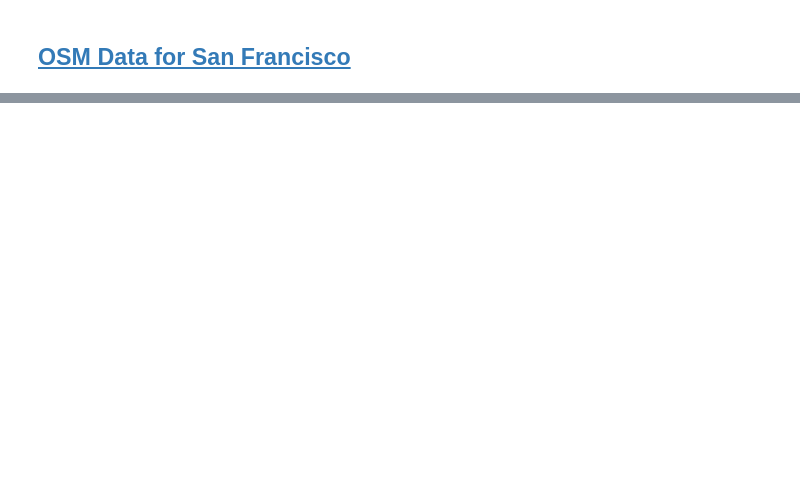
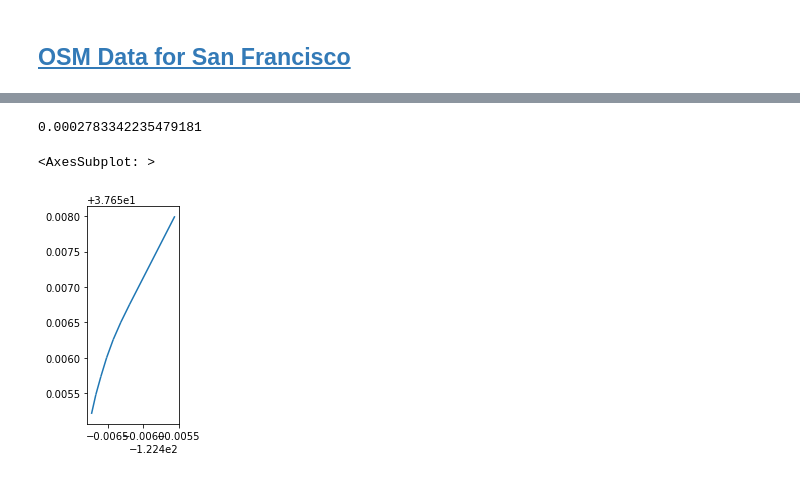
Before and after one commit to arisanguyen/210_Capstone_Aditya_Arisa_Noriel, a Jupyter notebook: EDA_notebooks/EDA.ipynb, the cells around one changed output, grey strips where cells are left out. Saved outputs shown, nothing was run; the diff lists cells and outputs as text; code cells hidden in the pictures; blank space fills up the shorter version.

```diff
--- a/EDA_notebooks/EDA.ipynb
+++ b/EDA_notebooks/EDA.ipynb
@@ -280,0 +225,11 @@ public_transit.size
+# %%
+dir(highways['geometry'][0].geoms[0])
+highways['geometry'][0].geoms[0].length
+# %% [output]
+0.0002783342235479181
+# %%
+import geopandas as gpd
+gpd.GeoSeries(highways['geometry'][0]).plot()
+# %% [output]
+<AxesSubplot: >
+[figure, added]
```
Also changed, not shown: parts of 27 cells of this notebook, 1 other file.
